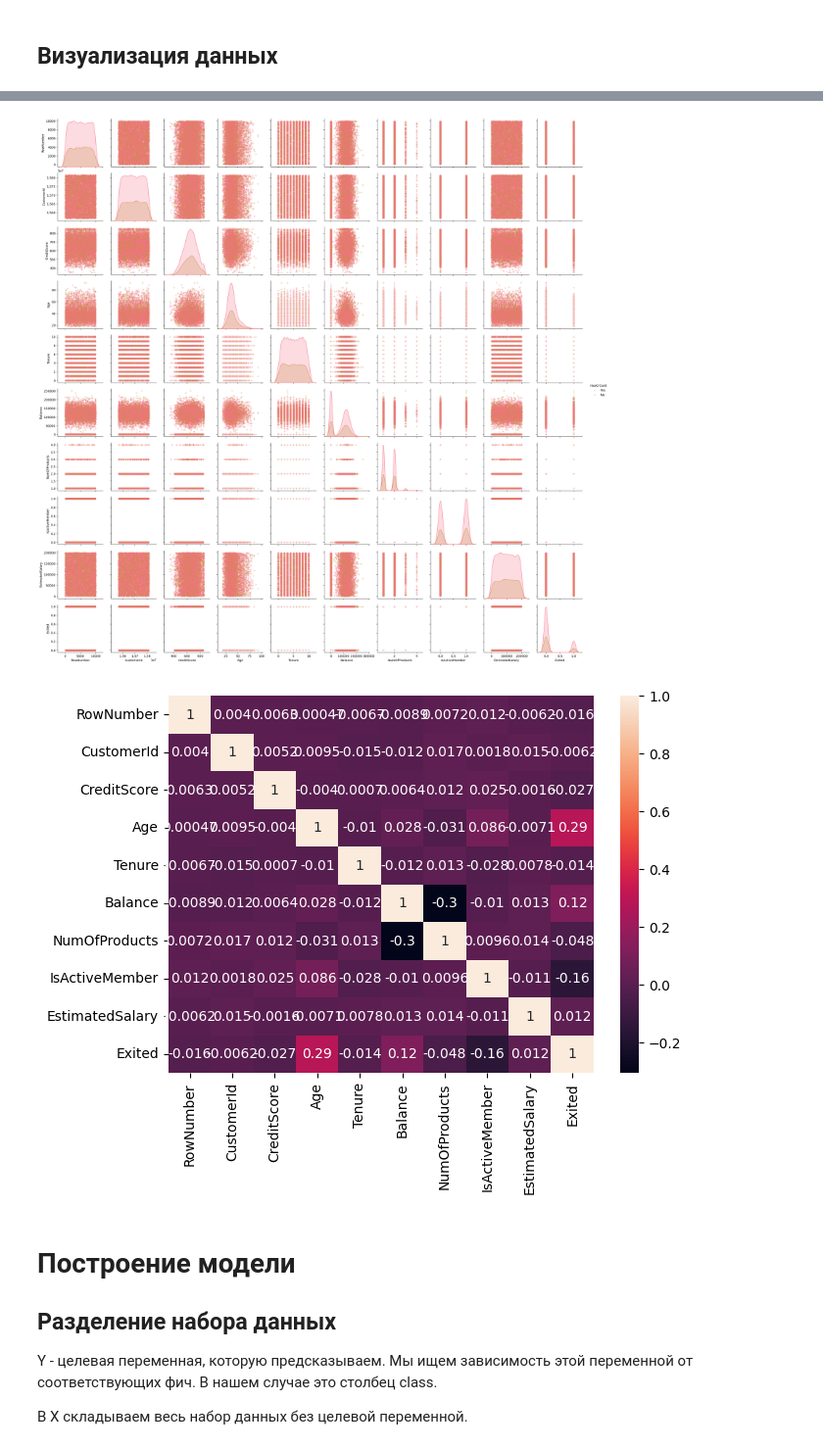
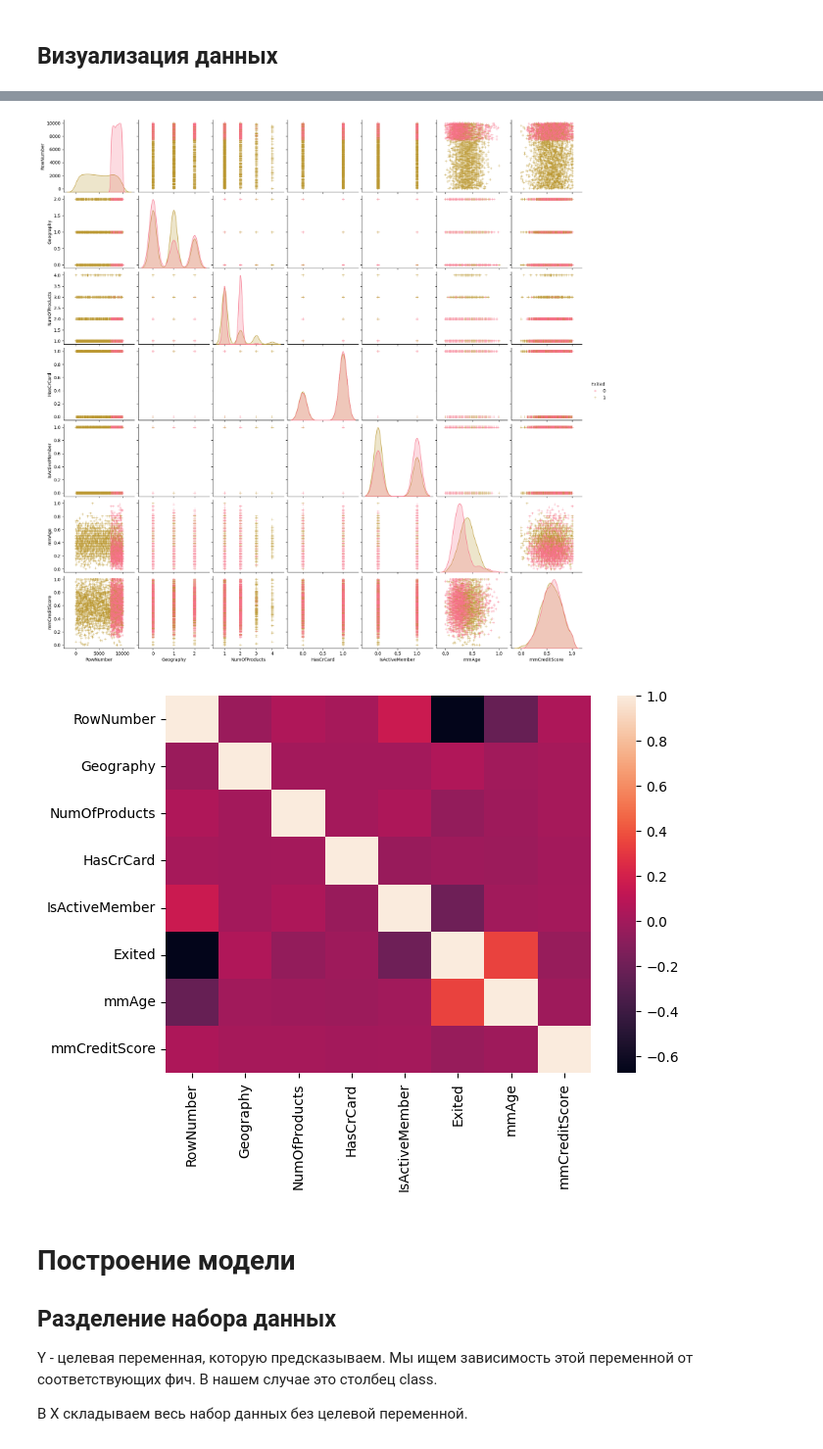
Before and after one commit to QS1lE/ml_data.mining, a Jupyter notebook: practice/practice 2.ipynb, the cells around one changed output, grey strips where cells are left out. Shown at 98% size. Drawn from its saved outputs; the diff is of its cells as text; code cells hidden in the pictures.

```diff
--- a/practice/practice 2.ipynb
+++ b/practice/practice 2.ipynb
@@ -126,4 +161,4 @@ max          1.000000
 Name: HasCrCard, dtype: float64
 # %%
-df.Age = df.Age.fillna(df.Age.median())
-df.IsActiveMember = df.IsActiveMember.fillna(df.IsActiveMember.median())
+df1.Age = df.Age.fillna(df.Age.median())
+df1.IsActiveMember = df.IsActiveMember.fillna(df.IsActiveMember.median())
@@ -136,0 +165,2 @@ Name: count, dtype: int64
+# %%
+df1.Geography.fillna('France', inplace=True)
@@ -137,7 +176,7 @@ Name: count, dtype: int64
 # %%
-# from sklearn.preprocessing import MinMaxScaler  # StandardScaler
+from sklearn.preprocessing import MinMaxScaler  # StandardScaler
 
-# scaler_mm = MinMaxScaler()
+scaler_mm = MinMaxScaler()
 
-# df[['mmAge', 'mmCreditScore', 'mmBalance', 'mmEstimatedSalary']] = scaler_mm.fit_transform(df[['Age', 'EstimatedSalary', 'CreditScore', 'Balance']])
-# df.head()
+df1[['mmAge', 'mmCreditScore']] = scaler_mm.fit_transform(df1[['Age', 'CreditScore']])
+df1.head()
@@ -162,0 +207,5 @@ df.head()
+# %%
+from sklearn.preprocessing import OrdinalEncoder
+enc = OrdinalEncoder()
+df1[['Geography']] = enc.fit_transform(df1[['Geography']])
+df1.head()
@@ -182,20 +238,20 @@ plt.show()
 # Парный график
 #Построение нескольких попарных двумерных распределений в наборе данных с помощью pairplot:
 
-sns.pairplot(df, hue='HasCrCard', markers='+')
+sns.pairplot(df1, hue='Exited', markers='+')
 plt.show()
 # %% [output]
-[figure, old version]
+[figure, new version]
 # %%
 # Тепловая карта
 # Построение тепловой карты для проверки корреляции.
 # dataset.corr() используется для поиска попарной корреляции всех столбцов в кадре данных.
 
 plt.figure(figsize=(7,5))
-sns.heatmap(df.corr(numeric_only = True), annot=True)
+sns.heatmap(df1.corr(numeric_only = True))
 plt.show()
 # %% [output]
-[figure, old version]
+[figure, new version]
 # %% [markdown]
 # Построение модели
 
```
Also changed, not shown: parts of 40 cells of this notebook.
